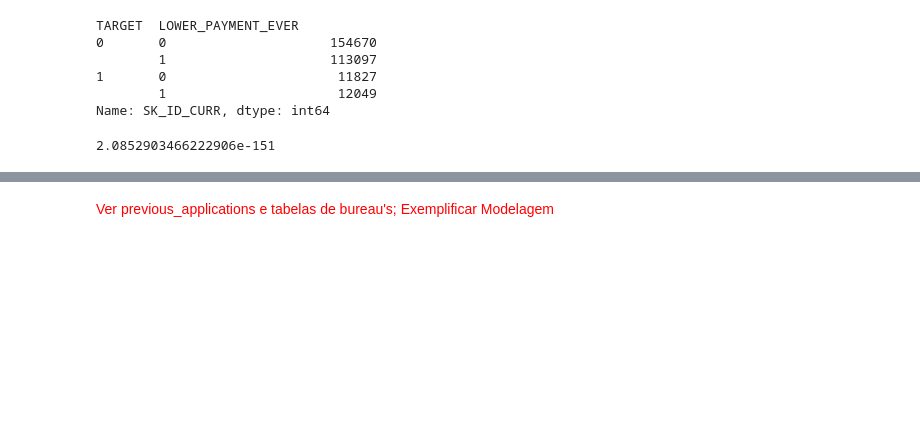
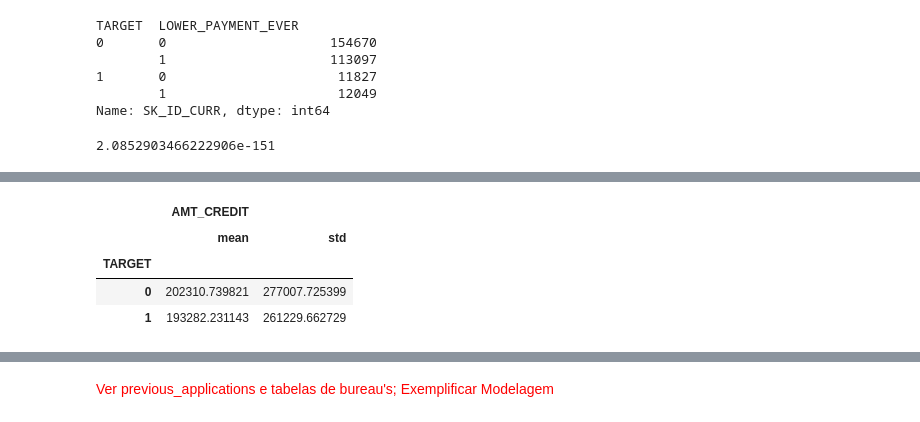
Before and after one commit to felipesveiga/home-loans, a Jupyter notebook: project/home-default.ipynb, the cells around one changed output, grey strips where cells are left out. Cells and saved outputs as stored; diff of their text form; code cells hidden in the pictures; blank space fills up the shorter version.

```diff
--- a/project/home-default.ipynb
+++ b/project/home-default.ipynb
@@ -403,3 +425,13 @@ df_previous.head()
         </li>
      </ul>
 </div>
+# %%
+# Média e std's do empréstimos aprovados pelo banco.
+df_previous_approved = df_previous[df_previous['NAME_CONTRACT_STATUS']=='Approved']
+df_previous_approved.groupby('TARGET').agg({'AMT_CREDIT':['mean', 'std']})
+# %% [output]
+|  | AMT_CREDIT |  |
+|  | mean | std |
+| TARGET |  |  |
+| 0 | 202310.739821 | 277007.725399 |
+| 1 | 193282.231143 | 261229.662729 |
```
Also changed, not shown: parts of 15 cells of this notebook.
